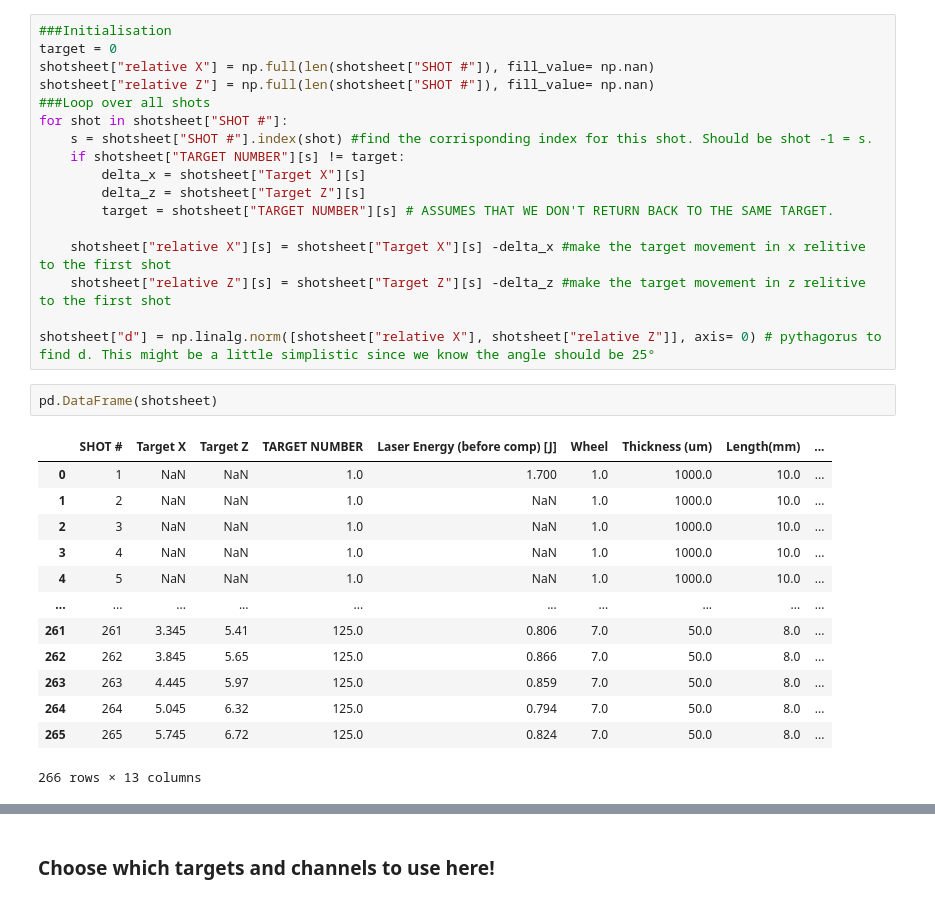
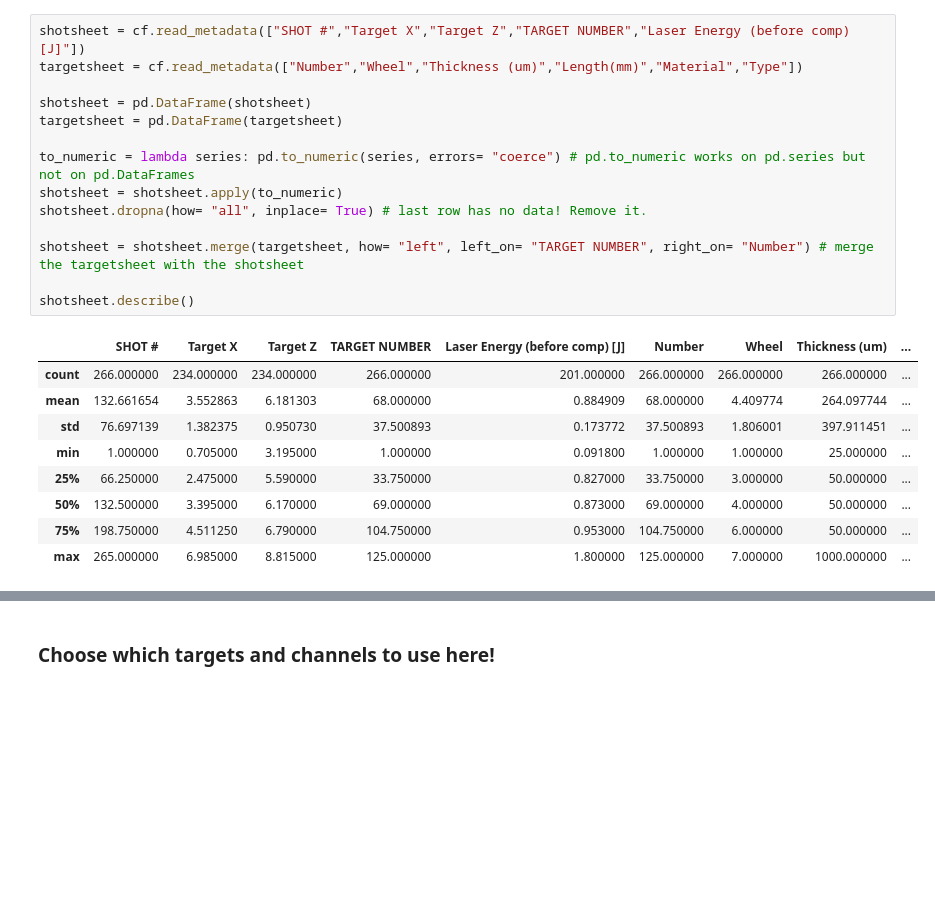
Before and after one commit to Jammi-Dodgers/celia_analysis, a Jupyter notebook: focus_scan_analysis.ipynb, the cells around one changed output, grey strips where cells are left out. Drawn from its saved outputs; the diff is of its cells as text; blank space fills up the shorter version.

```diff
--- a/focus_scan_analysis.ipynb
+++ b/focus_scan_analysis.ipynb
@@ -36,33 +13,24 @@ shotsheet["SHOT #"] = [int(shot) for shot in shotsheet["SHOT #"]] #make all shot
-# %%
-###Initialisation
-target = 0
-shotsheet["relative X"] = np.full(len(shotsheet["SHOT #"]), fill_value= np.nan)
-shotsheet["relative Z"] = np.full(len(shotsheet["SHOT #"]), fill_value= np.nan)
-###Loop over all shots
-for shot in shotsheet["SHOT #"]:
-    s = shotsheet["SHOT #"].index(shot) #find the corrisponding index for this shot. Should be shot -1 = s.
-    if shotsheet["TARGET NUMBER"][s] != target:
-        delta_x = shotsheet["Target X"][s]
-        delta_z = shotsheet["Target Z"][s]
-        target = shotsheet["TARGET NUMBER"][s] # ASSUMES THAT WE DON'T RETURN BACK TO THE SAME TARGET.
-
-    shotsheet["relative X"][s] = shotsheet["Target X"][s] -delta_x #make the target movement in x relitive to the first shot
-    shotsheet["relative Z"][s] = shotsheet["Target Z"][s] -delta_z #make the target movement in z relitive to the first shot
-
-shotsheet["d"] = np.linalg.norm([shotsheet["relative X"], shotsheet["relative Z"]], axis= 0) # pythagorus to find d. This might be a little simplistic since we know the angle should be 25°
-# %%
-pd.DataFrame(shotsheet)
-# %% [output]
-|  | SHOT # | Target X | Target Z | TARGET NUMBER | Laser Energy (before comp) [J] | Wheel | Thickness (um) | Length(mm) | ... |
-| 0 | 1 | NaN | NaN | 1.0 | 1.700 | 1.0 | 1000.0 | 10.0 | ... |
-| 1 | 2 | NaN | NaN | 1.0 | NaN | 1.0 | 1000.0 | 10.0 | ... |
-| 2 | 3 | NaN | NaN | 1.0 | NaN | 1.0 | 1000.0 | 10.0 | ... |
-| 3 | 4 | NaN | NaN | 1.0 | NaN | 1.0 | 1000.0 | 10.0 | ... |
-| 4 | 5 | NaN | NaN | 1.0 | NaN | 1.0 | 1000.0 | 10.0 | ... |
-| ... | ... | ... | ... | ... | ... | ... | ... | ... | ... |
-| 261 | 261 | 3.345 | 5.41 | 125.0 | 0.806 | 7.0 | 50.0 | 8.0 | ... |
-| 262 | 262 | 3.845 | 5.65 | 125.0 | 0.866 | 7.0 | 50.0 | 8.0 | ... |
-| 263 | 263 | 4.445 | 5.97 | 125.0 | 0.859 | 7.0 | 50.0 | 8.0 | ... |
-| 264 | 264 | 5.045 | 6.32 | 125.0 | 0.794 | 7.0 | 50.0 | 8.0 | ... |
-| 265 | 265 | 5.745 | 6.72 | 125.0 | 0.824 | 7.0 | 50.0 | 8.0 | ... |
-266 rows × 13 columns
+# %%
+shotsheet = cf.read_metadata(["SHOT #","Target X","Target Z","TARGET NUMBER","Laser Energy (before comp) [J]"])
+targetsheet = cf.read_metadata(["Number","Wheel","Thickness (um)","Length(mm)","Material","Type"])
+
+shotsheet = pd.DataFrame(shotsheet)
+targetsheet = pd.DataFrame(targetsheet)
+
+to_numeric = lambda series: pd.to_numeric(series, errors= "coerce") # pd.to_numeric works on pd.series but not on pd.DataFrames
+shotsheet = shotsheet.apply(to_numeric)
+shotsheet.dropna(how= "all", inplace= True) # last row has no data! Remove it.
+
+shotsheet = shotsheet.merge(targetsheet, how= "left", left_on= "TARGET NUMBER", right_on= "Number") # merge the targetsheet with the shotsheet
+
+shotsheet.describe()
+# %% [output]
+|  | SHOT # | Target X | Target Z | TARGET NUMBER | Laser Energy (before comp) [J] | Number | Wheel | Thickness (um) | ... |
+| count | 266.000000 | 234.000000 | 234.000000 | 266.000000 | 201.000000 | 266.000000 | 266.000000 | 266.000000 | ... |
+| mean | 132.661654 | 3.552863 | 6.181303 | 68.000000 | 0.884909 | 68.000000 | 4.409774 | 264.097744 | ... |
+| std | 76.697139 | 1.382375 | 0.950730 | 37.500893 | 0.173772 | 37.500893 | 1.806001 | 397.911451 | ... |
+| min | 1.000000 | 0.705000 | 3.195000 | 1.000000 | 0.091800 | 1.000000 | 1.000000 | 25.000000 | ... |
+| 25% | 66.250000 | 2.475000 | 5.590000 | 33.750000 | 0.827000 | 33.750000 | 3.000000 | 50.000000 | ... |
+| 50% | 132.500000 | 3.395000 | 6.170000 | 69.000000 | 0.873000 | 69.000000 | 4.000000 | 50.000000 | ... |
+| 75% | 198.750000 | 4.511250 | 6.790000 | 104.750000 | 0.953000 | 104.750000 | 6.000000 | 50.000000 | ... |
+| max | 265.000000 | 6.985000 | 8.815000 | 125.000000 | 1.800000 | 125.000000 | 7.000000 | 1000.000000 | ... |
```
Also changed, not shown: parts of 16 cells of this notebook.
